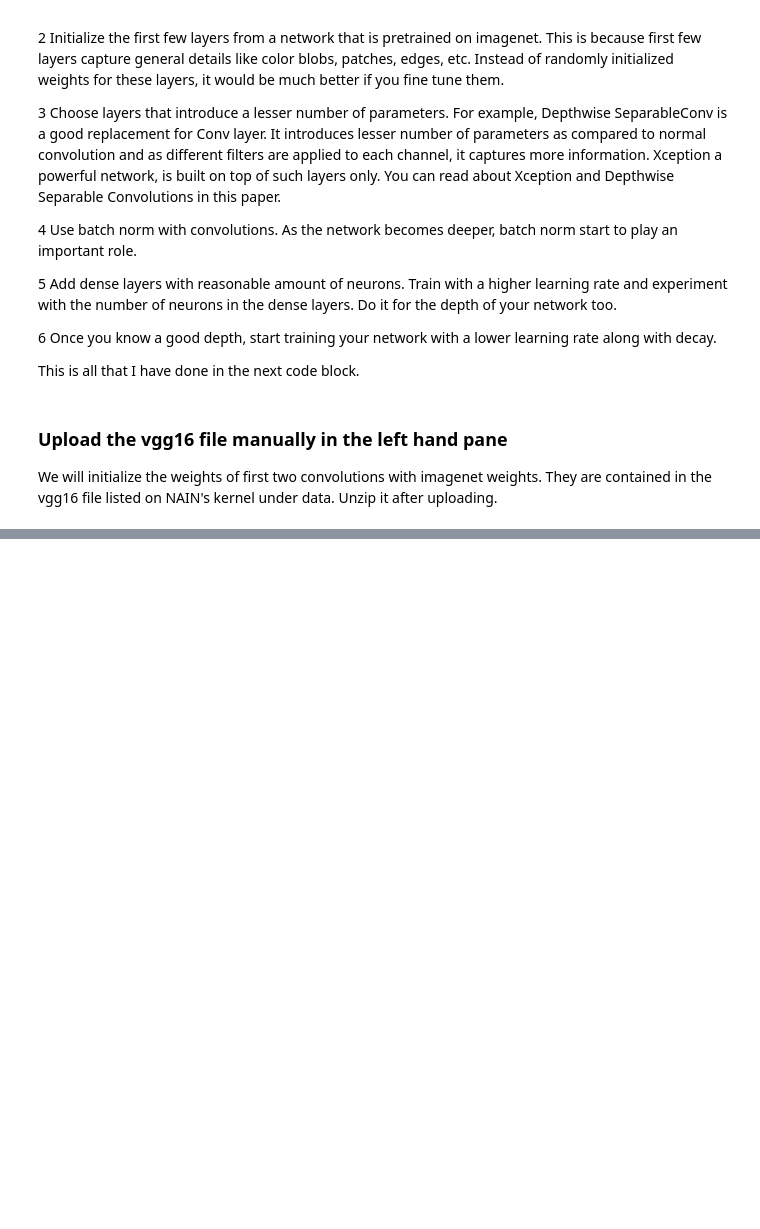
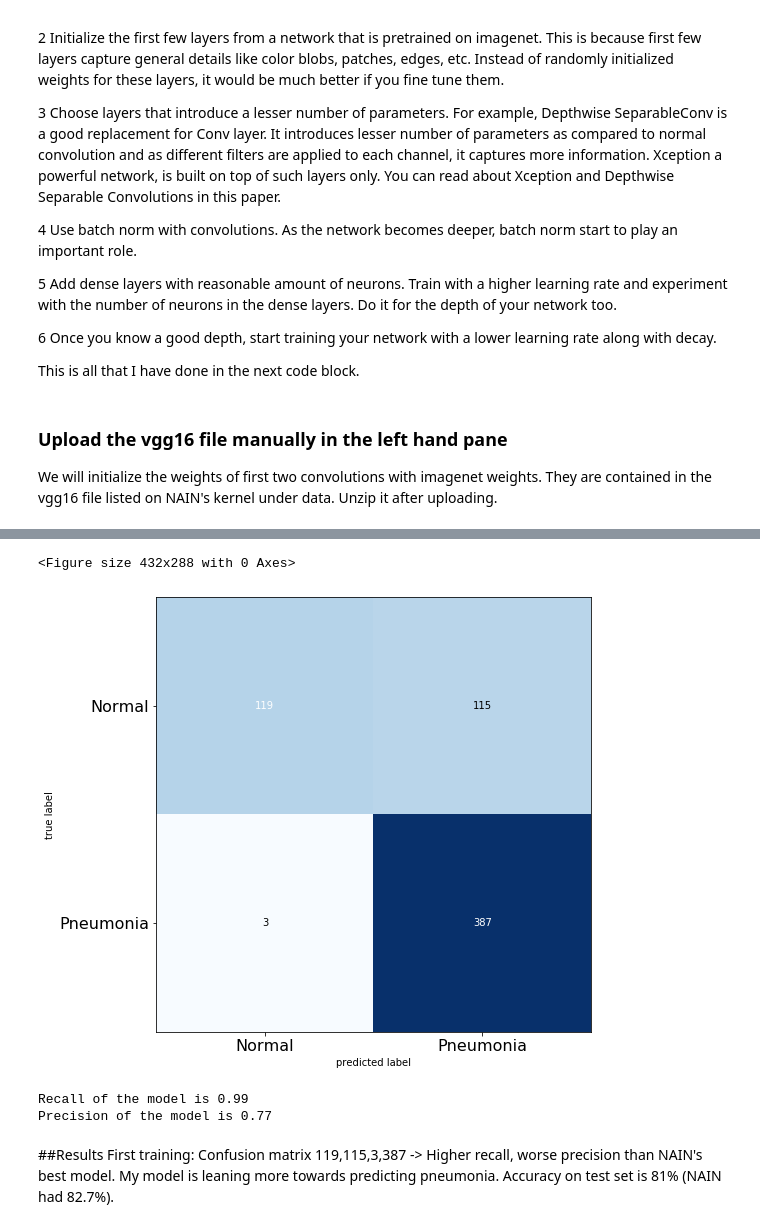
Before and after one commit to LarsAmker/ExplainGAN, a Jupyter notebook: Pneumonia.ipynb, the cells around one changed output, grey strips where cells are left out. Saved outputs shown, nothing was run; the diff lists cells and outputs as text; code cells hidden in the pictures; blank space fills up the shorter version.

```diff
--- a/Pneumonia.ipynb
+++ b/Pneumonia.ipynb
@@ -414,3 +414,9 @@ model.layers[5].set_weights = [w,b]
 
 f.close()
 model.summary()
+# %%
+# opt = RMSprop(lr=0.0001, decay=1e-6)
+opt = Adam(lr=0.0001, decay=1e-5)
+es = EarlyStopping(patience=5)
+chkpt = ModelCheckpoint(filepath='best_model_todate', save_best_only=True, save_weights_only=True)
+model.compile(loss='binary_crossentropy', metrics=['accuracy'],optimizer=opt)
@@ -416,0 +431,11 @@ model.summary()
+# %%
+batch_size = 16
+nb_epochs = 20
+
+# Get a train data generator
+train_data_gen = data_gen(data=train_data, batch_size=batch_size)
+
+# Define the number of training steps
+nb_train_steps = train_data.shape[0]//batch_size
+
+print("Number of training and validation steps: {} and {}".format(nb_train_steps, len(valid_data)))
@@ -416,0 +444,5 @@ model.summary()
+# %%
+# Fit the model
+history = model.fit_generator(train_data_gen, epochs=nb_epochs, steps_per_epoch=nb_train_steps,
+                              validation_data=(valid_data, valid_labels),callbacks=[es, chkpt],
+                              class_weight={0:1.0, 1:0.4})
@@ -416,0 +519,10 @@ model.summary()
+# %%
+# Get predictions
+preds = model.predict(test_data, batch_size=16)
+preds = np.argmax(preds, axis=-1)
+
+# Original labels
+orig_test_labels = np.argmax(test_labels, axis=-1)
+
+print(orig_test_labels.shape)
+print(preds.shape)
@@ -416,0 +536,27 @@ model.summary()
+# %%
+# Get the confusion matrix
+cm = confusion_matrix(orig_test_labels, preds)
+plt.figure()
+#plot_confusion_matrix(cm,figsize=(12,8), hide_ticks=True, alpha=0.7,cmap=plt.cm.Blues)
+plot_confusion_matrix(cm,figsize=(12,8), hide_ticks=True,cmap=plt.cm.Blues)
+plt.xticks(range(2), ['Normal', 'Pneumonia'], fontsize=16)
+plt.yticks(range(2), ['Normal', 'Pneumonia'], fontsize=16)
+plt.show()
+# %% [output]
+<Figure size 432x288 with 0 Axes>
+[figure, added]
+# %%
+# Calculate Precision and Recall
+tn, fp, fn, tp = cm.ravel()
+
+precision = tp/(tp+fp)
+recall = tp/(tp+fn)
+
+print("Recall of the model is {:.2f}".format(recall))
+print("Precision of the model is {:.2f}".format(precision))
+# %% [output]
+Recall of the model is 0.99
+Precision of the model is 0.77
+# %% [markdown]
+##Results
+First training: Confusion matrix 119,115,3,387 -> Higher recall, worse precision than NAIN's best model. My model is leaning more towards predicting pneumonia. Accuracy on test set is 81% (NAIN had 82.7%).
```
Also changed, not shown: parts of 7 cells of this notebook.
